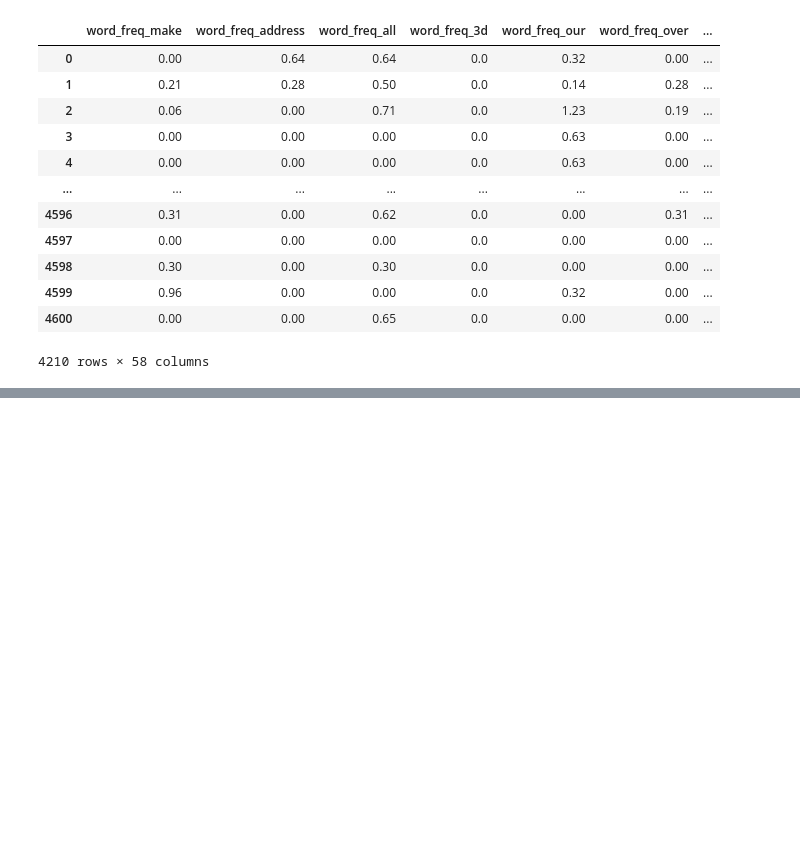
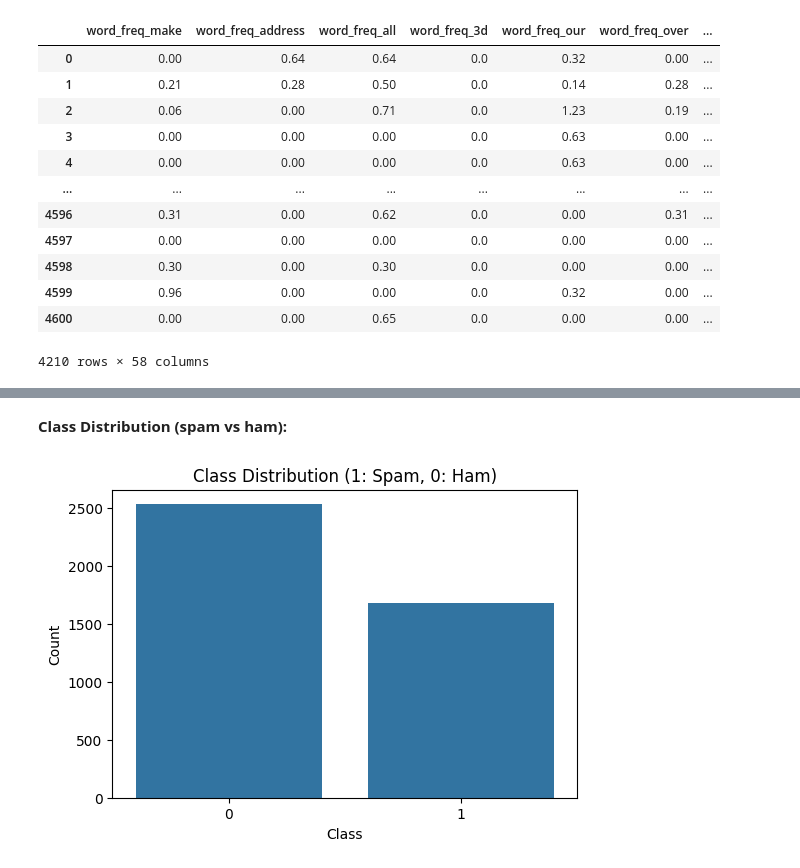
Before and after one commit to kushaalshyam/machine-learning-lab, a Jupyter notebook: Experiment 4/Assignment 4.ipynb, the cells around one changed output, grey strips where cells are left out. Saved outputs shown, nothing was run; the diff lists cells and outputs as text; code cells hidden in the pictures; blank space fills up the shorter version.

```diff
--- a/Experiment 4/Assignment 4.ipynb
+++ b/Experiment 4/Assignment 4.ipynb
@@ -103,0 +126,11 @@ df
+# %% [markdown]
+**Class Distribution (spam vs ham):**
+# %%
+plt.figure(figsize=(6,4))
+sns.countplot(x=df["class"])
+plt.title("Class Distribution (1: Spam, 0: Ham)")
+plt.xlabel('Class')
+plt.ylabel('Count')
+plt.show()
+# %% [output]
+[figure, added]
```
Also changed, not shown: parts of 26 cells of this notebook, 5 other files.
